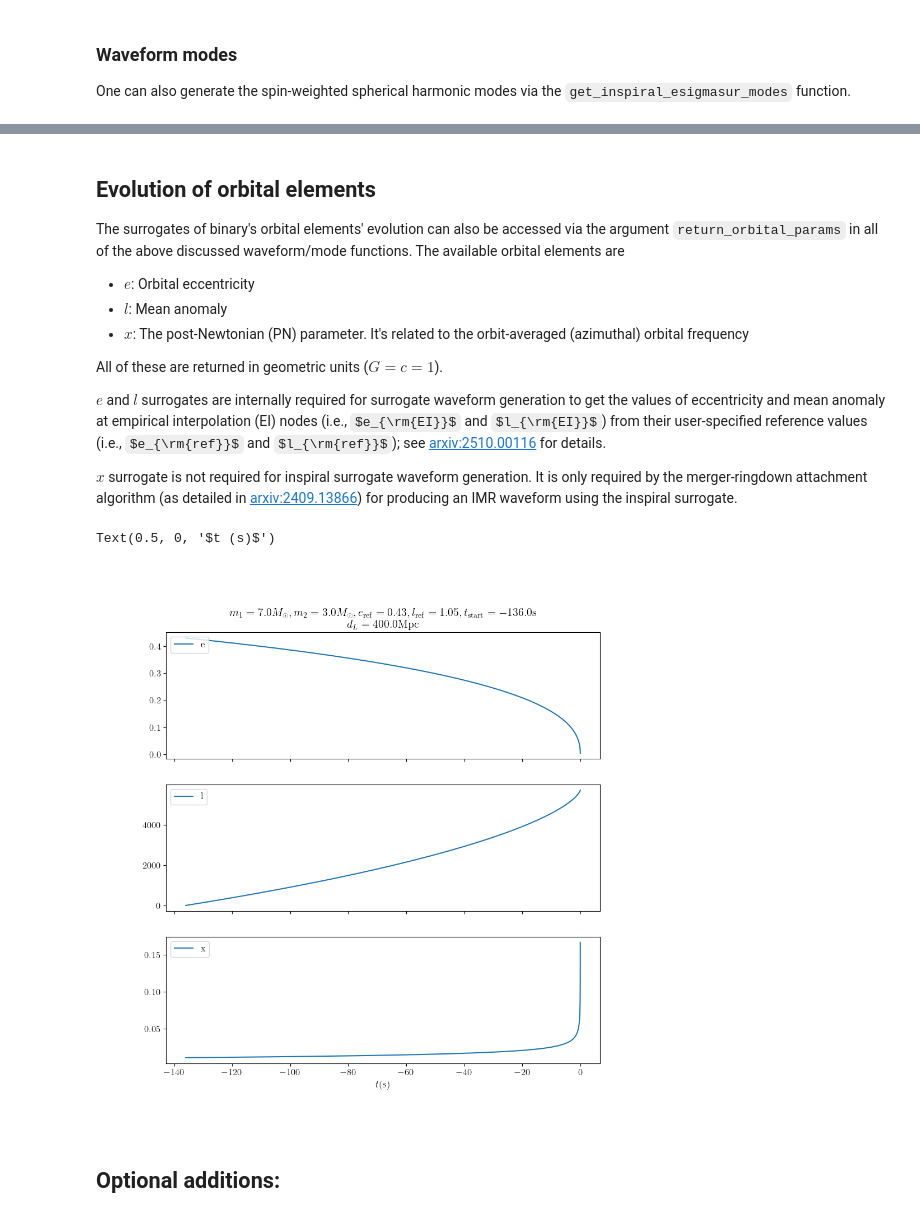
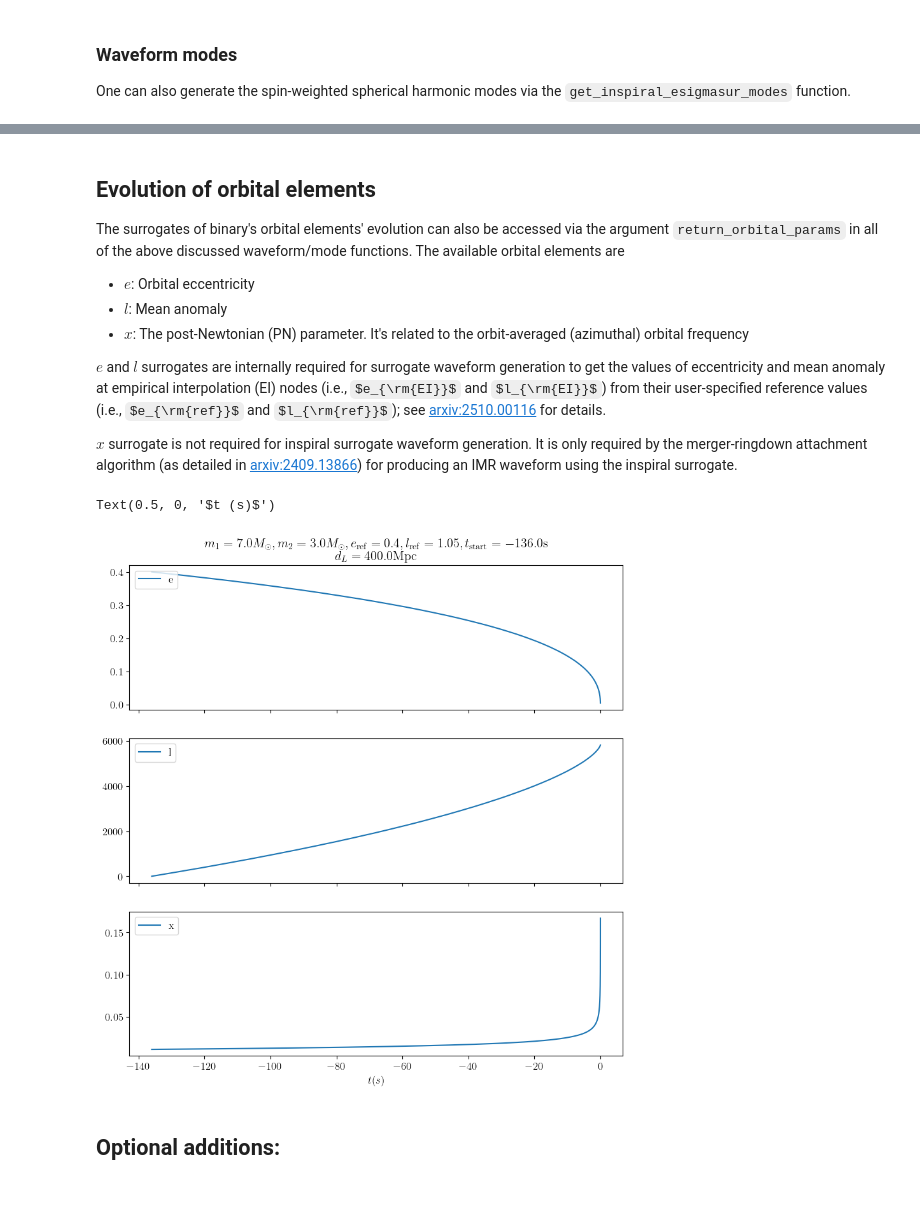
Before and after one commit to Akash-Maurya-0899/esigmapy, a Jupyter notebook: notebooks/EsigmaSur_generation.ipynb, the cells around one changed output, grey strips where cells are left out. Drawn from its saved outputs; the diff is of its cells as text; code cells hidden in the pictures; some formulas as TeX source.

```diff
--- a/notebooks/EsigmaSur_generation.ipynb
+++ b/notebooks/EsigmaSur_generation.ipynb
@@ -112,25 +113,12 @@ The first surrogate evaluation will take more time for (a). loading the surrogat
 ### Waveform modes
 One can also generate the spin-weighted spherical harmonic modes via the `get_inspiral_esigmasur_modes` function.
 # %%
-m1 = 7. # masses (in solar masses)
-m2 = 3.
-reference_eccentricity = 0.4 # reference eccentricity
-reference_mean_anomaly = 60 * np.pi/180. # reference mean anomaly
-
-distance = 400. # source luminosity distance (in Mpc)
-inclination = 30 * np.pi/180. # orbital inclination with line-of-sight
-
-delta_t = 1/2**12 # time grid-spacing (in s)
-t_start = -136. # Waveform starting time (in s). t=0 corresponds to the end of waveform, so the starting time should be a negative real number
-
-modes_to_use = [(2, 2)]
-
 modes = esigmasur.get_inspiral_esigmasur_modes(
     mass1=m1,
     mass2=m2,
     reference_eccentricity=reference_eccentricity,
     reference_mean_anomaly=reference_mean_anomaly,
-    delta_t = delta_t,
+    delta_t=delta_t,
     t_start=t_start,
     distance=distance)
 
@@ -144,5 +132,6 @@ plt.plot(modes[mode_name].sample_times.data, modes[mode_name].real().data, label
 plt.plot(modes[mode_name].sample_times.data, modes[mode_name].imag().data, label=rf"$\Im(h_{{{ell} {m}}})$")
 plt.legend(loc=2)
 plt.xlabel(r"$t (s)$")
+plt.ylabel(r"$h$")
 plt.tight_layout()
 # %% [output]
@@ -155,44 +144,32 @@ The surrogates of binary's orbital elements' evolution can also be accessed via
 - $l$: Mean anomaly
 - $x$: The post-Newtonian (PN) parameter. It's related to the orbit-averaged (azimuthal) orbital frequency
 
-All of these are returned in geometric units ($G=c=1$).
-
 $e$ and $l$ surrogates are internally required for surrogate waveform generation to get the values of eccentricity and mean anomaly at empirical interpolation (EI) nodes (i.e., $e_{\rm{EI}}$ and $l_{\rm{EI}}$) from their user-specified reference values (i.e., $e_{\rm{ref}}$ and $l_{\rm{ref}}$); see [arxiv:2510.00116](https://arxiv.org/abs/2510.00116) for details.
 
 $x$ surrogate is not required for inspiral surrogate waveform generation. It is only required by the merger-ringdown attachment algorithm (as detailed in [arxiv:2409.13866](https://arxiv.org/abs/2409.13866)) for producing an IMR waveform using the inspiral surrogate.
 # %%
-m1 = 7. # masses (in solar masses)
-m2 = 3.
-reference_eccentricity = 0.43 # reference eccentricity
-reference_mean_anomaly = 60 * np.pi/180. # reference mean anomaly
 orb_params_list = ['e', 'l', 'x']
-
-distance = 400. # source luminosity distance (in Mpc)
-inclination = 30 * np.pi/180. # orbital inclination with line-of-sight
-
-delta_t = 1/2**12 # time grid-spacing (in s)
-t_start = -136. # Waveform starting time (in s). t=0 corresponds to the end of waveform, so the starting time should be a negative real number
 
 orb_vars, hp, hc = esigmasur.get_inspiral_esigmasur_waveform(
                                                     mass1=m1,
                                                     mass2=m2,
                                                     reference_eccentricity=reference_eccentricity,
                                                     reference_mean_anomaly=reference_mean_anomaly,
-                                                    delta_t = delta_t,
+                                                    delta_t=delta_t,
                                                     t_start=t_start,
                                                     distance=distance,
                                                     inclination=inclination,
                                                     return_orbital_params=orb_params_list)
 
 fig, axs = plt.subplots(len(orb_params_list), sharex=True, figsize=(10, 10))
 axs[0].set_title(fr"""$m_1={m1} M_\odot, m_2={m2} M_\odot, e_{{\rm{{ref}}}}={reference_eccentricity}, l_{{\rm{{ref}}}}={reference_mean_anomaly:.2f}, t_{{\rm{{start}}}}={t_start}\rm{{s}}$
           $d_L={distance}\rm{{Mpc}}$""")
 for i, orb_params_name in enumerate(orb_params_list):
     axs[i].plot(orb_vars[orb_params_name].sample_times.data, orb_vars[orb_params_name].data, label=rf"{orb_params_name}")
     axs[i].legend(loc=2)
 plt.xlabel(r"$t (s)$")
 # %% [output]
 Text(0.5, 0, '$t (s)$')
-[figure, old version]
+[figure, new version]
 # %% [markdown]
 ## Optional additions:
```
Also changed, not shown: parts of 26 cells of this notebook.
